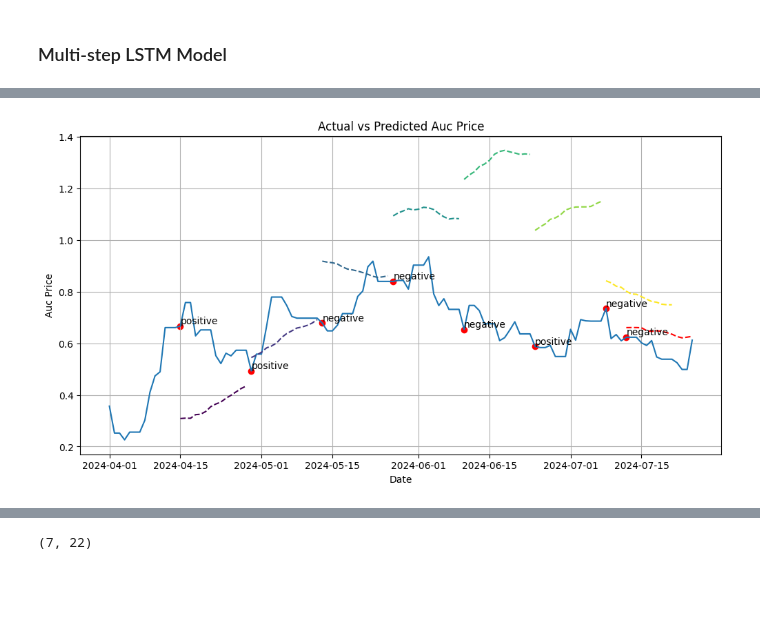
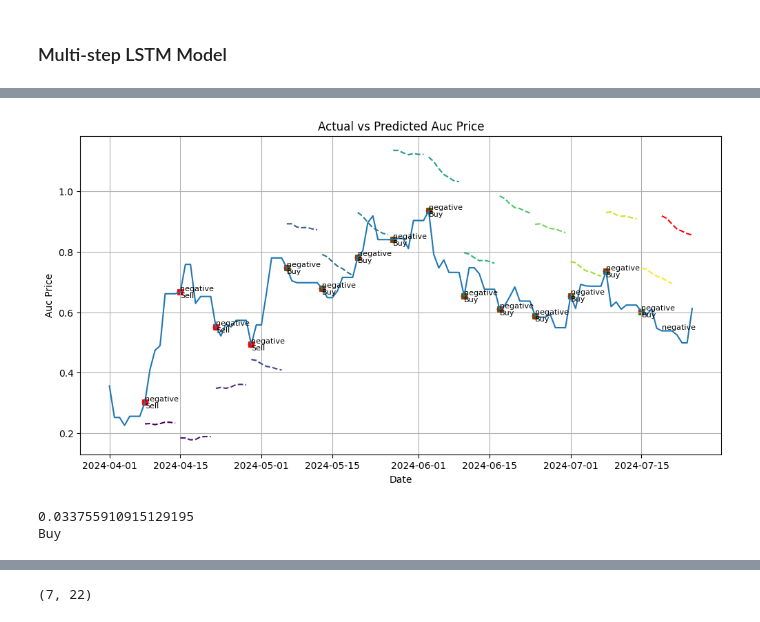
Before and after one commit to wyne1/carbon-market-forecasting, a Jupyter notebook: lstm-model.ipynb, the cells around one changed output, grey strips where cells are left out. Cells and saved outputs as stored; diff of their text form; code cells hidden in the pictures; blank space fills up the shorter version.

```diff
--- a/lstm-model.ipynb
+++ b/lstm-model.ipynb
@@ -724,7 +724,7 @@ train_df, test_df, val_df = preprocessor.train_test_data(merged_df)
 train_df, test_df, val_df = preprocessor.normalize(train_df, test_df, val_df)
 
 num_features = len(test_df.columns)
-OUT_STEPS = 14
+OUT_STEPS = 7
 multi_window = WindowGenerator(input_width=7,
                                train_df=train_df, val_df=val_df, test_df=test_df,
                                label_width=OUT_STEPS,
@@ -840,7 +847,7 @@ multi_lstm_model, test_df, input_width=7, out_steps=OUT_STEPS, features=test_df.
 # %%
 model = multi_lstm_model
 test_df = test_df
-input_width = 14
+input_width = 7
 out_steps = OUT_STEPS
 features = test_df.columns
 
@@ -893,8 +900,19 @@ for idx, i in enumerate(range(input_width, len(test_df) - out_steps + 1, out_ste
     single_point_index = predictions_df.index[idx* out_steps:(idx+1)* out_steps][0]  # Example index
     single_point_value = test_df[test_df.index == single_point_index]['Auc Price'].values[0]  # Example value
     plt.scatter(single_point_index, single_point_value, color='red')
-    plt.text(single_point_index, single_point_value, trend, fontsize=10, verticalalignment='bottom')
+    plt.text(single_point_index, single_point_value, trend, fontsize=8, verticalalignment='bottom')
 
+    prev_timestamp = single_point_index - pd.to_timedelta(1, unit='d')
+    prev_auc_price = test_df[test_df.index == prev_timestamp]['Auc Price'].values[0]
+    pred_diff = np.mean(predictions_df['Auc Price'][idx* out_steps:(idx+1)* out_steps].values) - prev_auc_price
+    print(f"Prev Auc Price: {prev_auc_price}")
+    print(f"Pred Difference: {pred_diff}")
+    if pred_diff > 0:
+        plt.scatter(single_point_index, single_point_value, color='green', marker='x')
+        plt.text(single_point_index, single_point_value, "Buy", fontsize=8, verticalalignment='top')
+    else:
+        plt.scatter(single_point_index, single_point_value, color='red', marker='x')
+        plt.text(single_point_index, single_point_value, "Sell", fontsize=8, verticalalignment='top')
 
     plt.plot(predictions_df.index[idx* out_steps:(idx+1)* out_steps],
              predictions_df['Auc Price'][idx* out_steps:(idx+1)* out_steps],
@@ -910,12 +928,11 @@ predictions_df = pd.DataFrame(predictions, columns=features, index=test_df.iloc[
 trend = check_gradient(predictions_df['Auc Price'].values)
 single_point_index = predictions_df.index[0]  # Example index
 single_point_value = test_df[test_df.index == single_point_index]['Auc Price'].values[0]
-plt.scatter(single_point_index, single_point_value, color='red')
-plt.text(single_point_index, single_point_value, trend, fontsize=10, verticalalignment='bottom')
+
+plt.text(single_point_index, single_point_value, trend, fontsize=8, verticalalignment='bottom')
 plt.plot(predictions_df.index,
              predictions_df['Auc Price'],
              label=f'RECENT Auc Price', linestyle='dashed', color='red')
-
 
 
 plt.xlabel('Date')
@@ -958 +984,7 @@ plt.show()
-[figure, old version]
+[figure, new version]
+# %%
+pred_diff = np.mean(predictions_df['Auc Price'].values) - test_df[test_df.index == single_point_index - pd.to_timedelta(1, unit='d')]['Auc Price'].values[0]
+print(pred_diff)
+# %% [output]
+0.033755910915129195
+Buy
```
Also changed, not shown: parts of 9 cells of this notebook, 7 other files.
